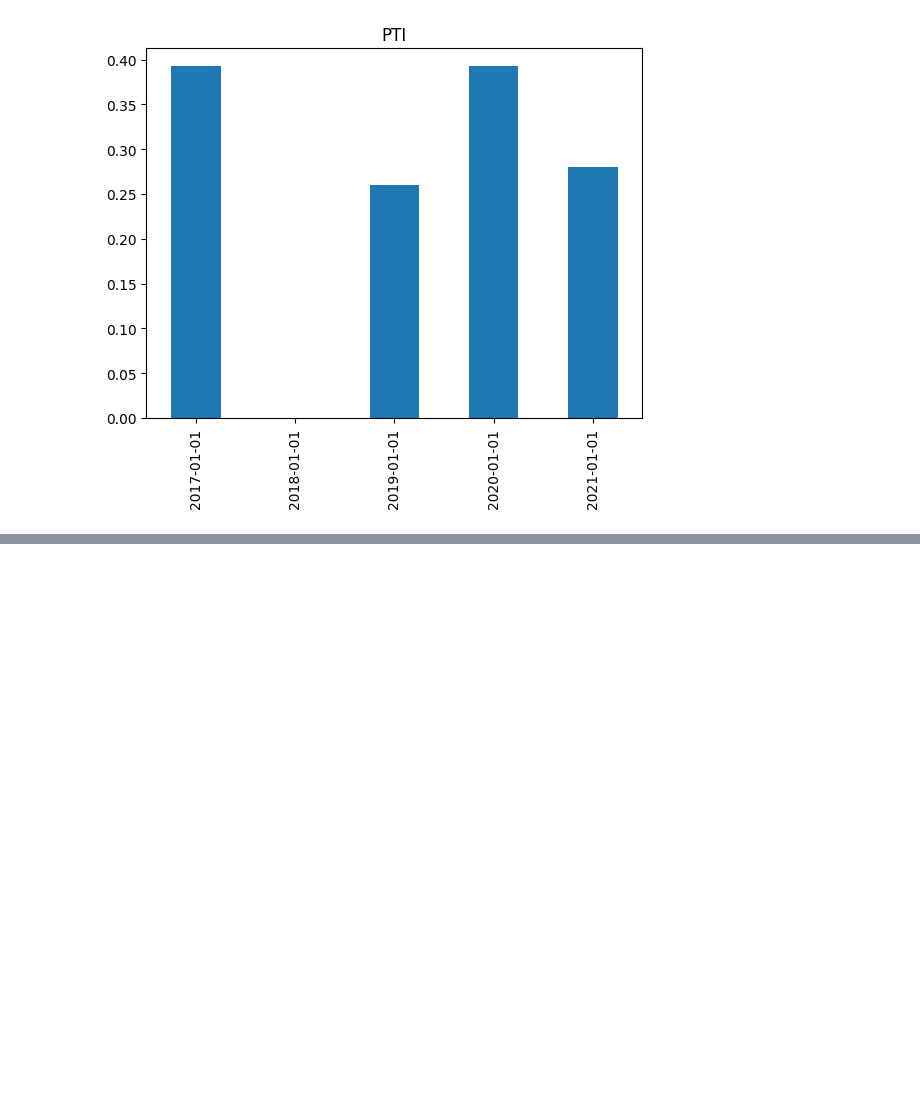
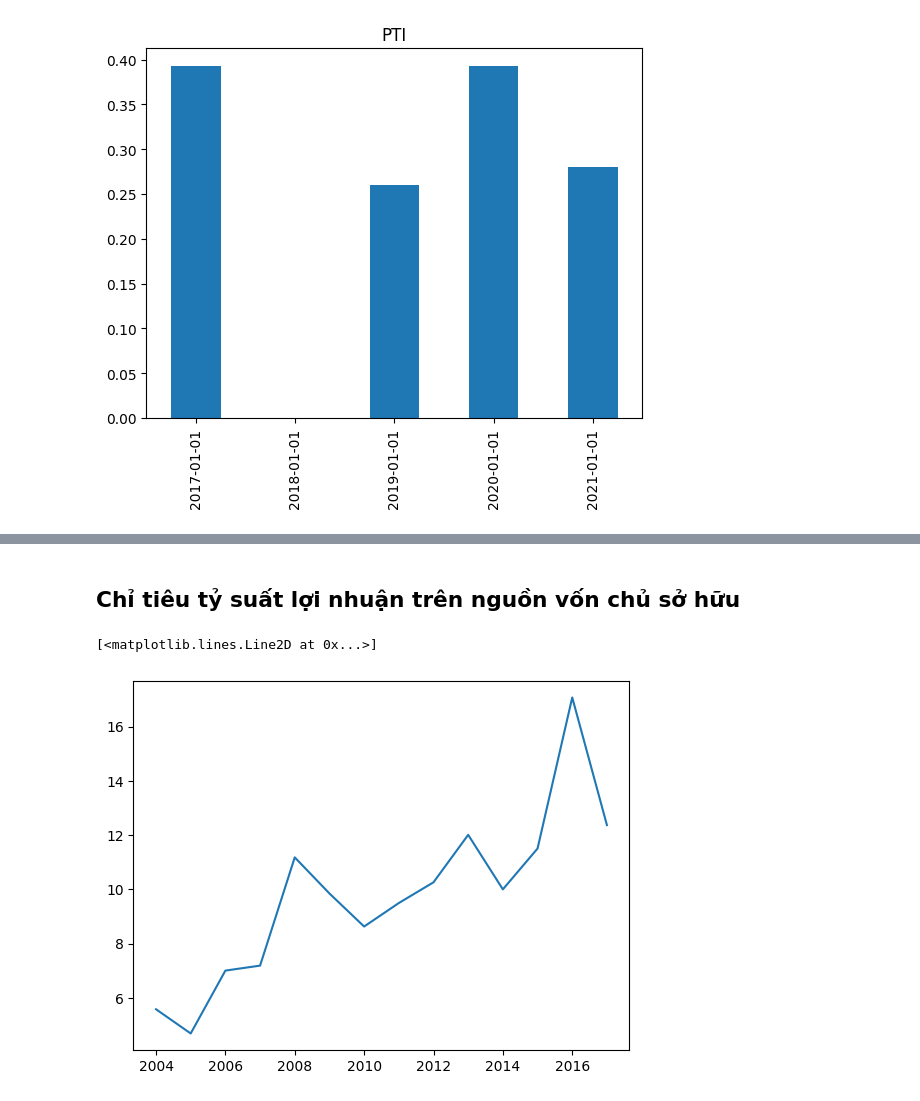
Before and after one commit to khanhtrinh2003/Insurance, a Jupyter notebook: calculate.ipynb, the cells around one changed output, grey strips where cells are left out. Drawn from its saved outputs; the diff is of its cells as text; code cells hidden in the pictures; blank space fills up the shorter version.

```diff
--- a/calculate.ipynb
+++ b/calculate.ipynb
@@ -88,0 +128,7 @@ Text(0.5, 1.0, 'PTI')
+# %% [markdown]
+## Chỉ tiêu tỷ suất lợi nhuận trên nguồn vốn chủ sở hữu
+# %%
+plt.plot(ba1[ba1['Ticker']==ticker]['VỐN CHỦ SỞ HỮU']/ins1[ins1['Ticker']==ticker]['Lợi nhuận sau thuế của chủ sở hữu, tập đoàn '])
+# %% [output]
+[<matplotlib.lines.Line2D at 0x...>]
+[figure, added]
```
Also changed, not shown: parts of 15 cells of this notebook, 2 other files.
